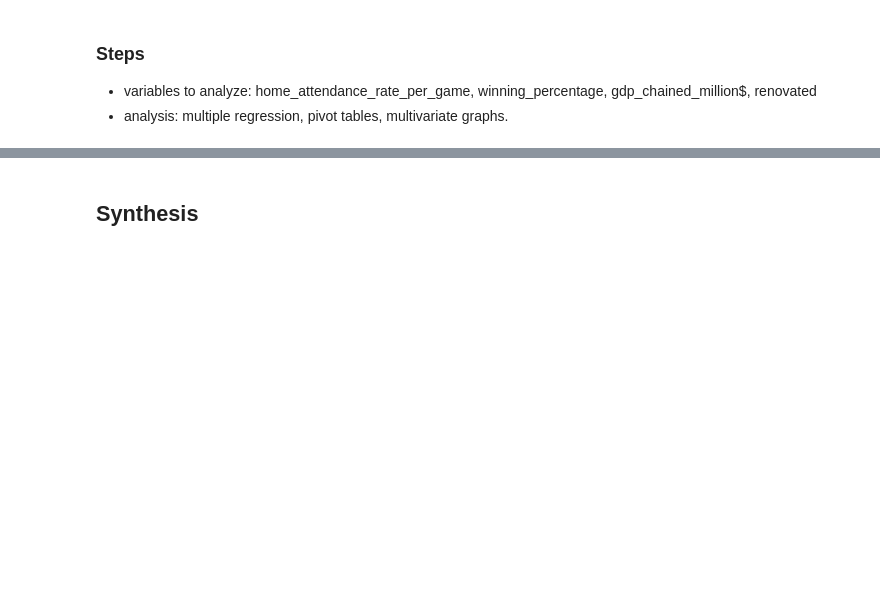
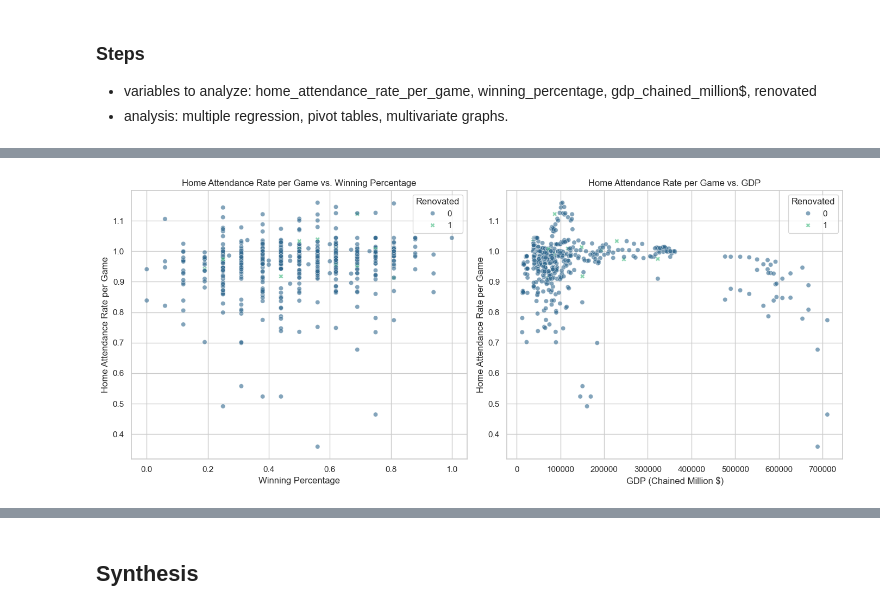
Before and after one commit to RaymoneXTY/SI618project_WN2024, a Jupyter notebook: part2-analysis.ipynb, the cells around one changed output, grey strips where cells are left out. Saved outputs shown, nothing was run; the diff lists cells and outputs as text; code cells hidden in the pictures; blank space fills up the shorter version.

```diff
--- a/part2-analysis.ipynb
+++ b/part2-analysis.ipynb
@@ -88,3 +88,18 @@ Provide a comprehensive summary of your combined dataset using descriptive stati
 - calculate the overall means, medians, modes, ranges, variance, and standard deviations of home_attendance, home_attendance_rate_per_game, win_percentage and gdp_chained_million$ of all teams.
 - calculate each team's means, medians, modes, ranges, variance, and standard deviations of home_attendance, home_attendance_rate_per_game, win_percentage and gdp_chained_million$ each year.
 - find the teams that have renovated the stadium from 2001 to 2018. (renovated == 1)
+# %%
+df = final_dataset
+relevant_cols = ['home_attendance', 'home_attendance_rate_per_game', 'win_percentage', 'gdp_chained_million$']
+
+results = pd.DataFrame(index=['Mean', 'Median', 'Mode', 'Range', 'Variance', 'Standard Deviation'], columns=relevant_cols)
+
+for col in relevant_cols:
+    results.at['Mean', col] = df[col].mean()
+    results.at['Median', col] = df[col].median()
+    mode_val = df[col].mode()
+    results.at['Mode', col] = mode_val.iloc[0] if len(mode_val) == 1 else 'Multiple'
+    results.at['Range', col] = df[col].max() - df[col].min()
+    results.at['Variance', col] = df[col].var(ddof=0)
+    results.at['Standard Deviation', col] = df[col].std(ddof=0)
+results
@@ -135,0 +330,26 @@ Use techniques like cross-tabulation, pivot tables, and multivariate graphs.
+# %%
+import matplotlib.pyplot as plt
+import seaborn as sns
+
+plt.figure(figsize=(14, 6))
+
+# Subplot 1: Home Attendance Rate per Game by Winning Percentage, colored by Renovation Status
+plt.subplot(1, 2, 1)
+sns.scatterplot(data=df, x='win_percentage', y='home_attendance_rate_per_game', hue='renovated', style='renovated', palette='viridis', alpha=0.6)
+plt.title('Home Attendance Rate per Game vs. Winning Percentage')
+plt.xlabel('Winning Percentage')
+plt.ylabel('Home Attendance Rate per Game')
+plt.legend(title='Renovated')
+
+# Subplot 2: Home Attendance Rate per Game by GDP, colored by Renovation Status
+plt.subplot(1, 2, 2)
+sns.scatterplot(data=df, x='gdp_chained_million$', y='home_attendance_rate_per_game', hue='renovated', style='renovated', palette='viridis', alpha=0.6)
+plt.title('Home Attendance Rate per Game vs. GDP')
+plt.xlabel('GDP (Chained Million $)')
+plt.ylabel('Home Attendance Rate per Game')
+plt.legend(title='Renovated')
+
+plt.tight_layout()
+plt.show()
+# %% [output]
+[figure, added]
```
Also changed, not shown: parts of 11 cells of this notebook.
